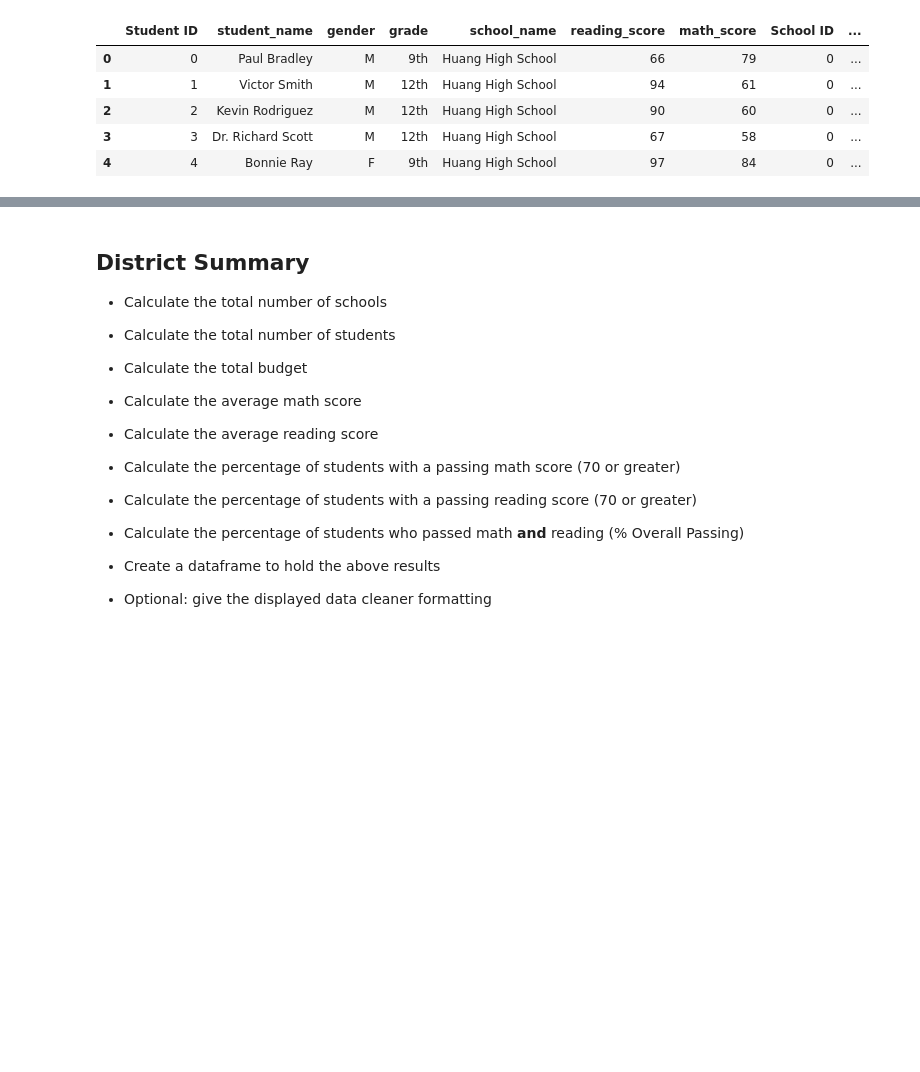
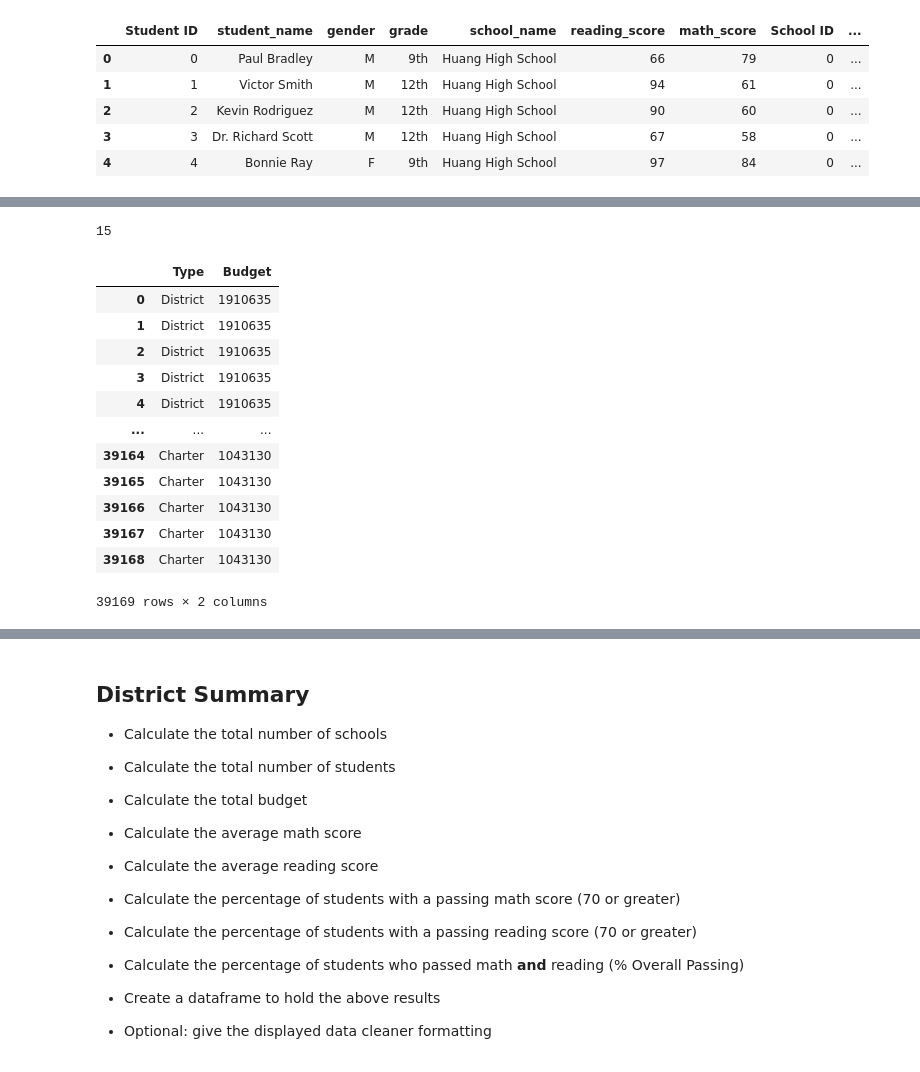
Before and after one commit to lstredler/pandas-challenge, a Jupyter notebook: PyCitySchools_starter.ipynb, the cells around one changed output, grey strips where cells are left out. Drawn from its saved outputs; the diff is of its cells as text; code cells hidden in the pictures; blank space fills up the shorter version.

```diff
--- a/PyCitySchools_starter.ipynb
+++ b/PyCitySchools_starter.ipynb
@@ -70,0 +107,22 @@ student_count.count()
+# %%
+school_total = len(school_count_df)
+print(school_total)
+# %% [output]
+15
+# %%
+##ONLY Print the budget and school type data
+combo_df[["Type", "Budget"]].head(39169)
+# %% [output]
+|  | Type | Budget |
+| 0 | District | 1910635 |
+| 1 | District | 1910635 |
+| 2 | District | 1910635 |
+| 3 | District | 1910635 |
+| 4 | District | 1910635 |
+| ... | ... | ... |
+| 39164 | Charter | 1043130 |
+| 39165 | Charter | 1043130 |
+| 39166 | Charter | 1043130 |
+| 39167 | Charter | 1043130 |
+| 39168 | Charter | 1043130 |
+39169 rows × 2 columns
```
Also changed, not shown: parts of 17 cells of this notebook, 2 other files.
